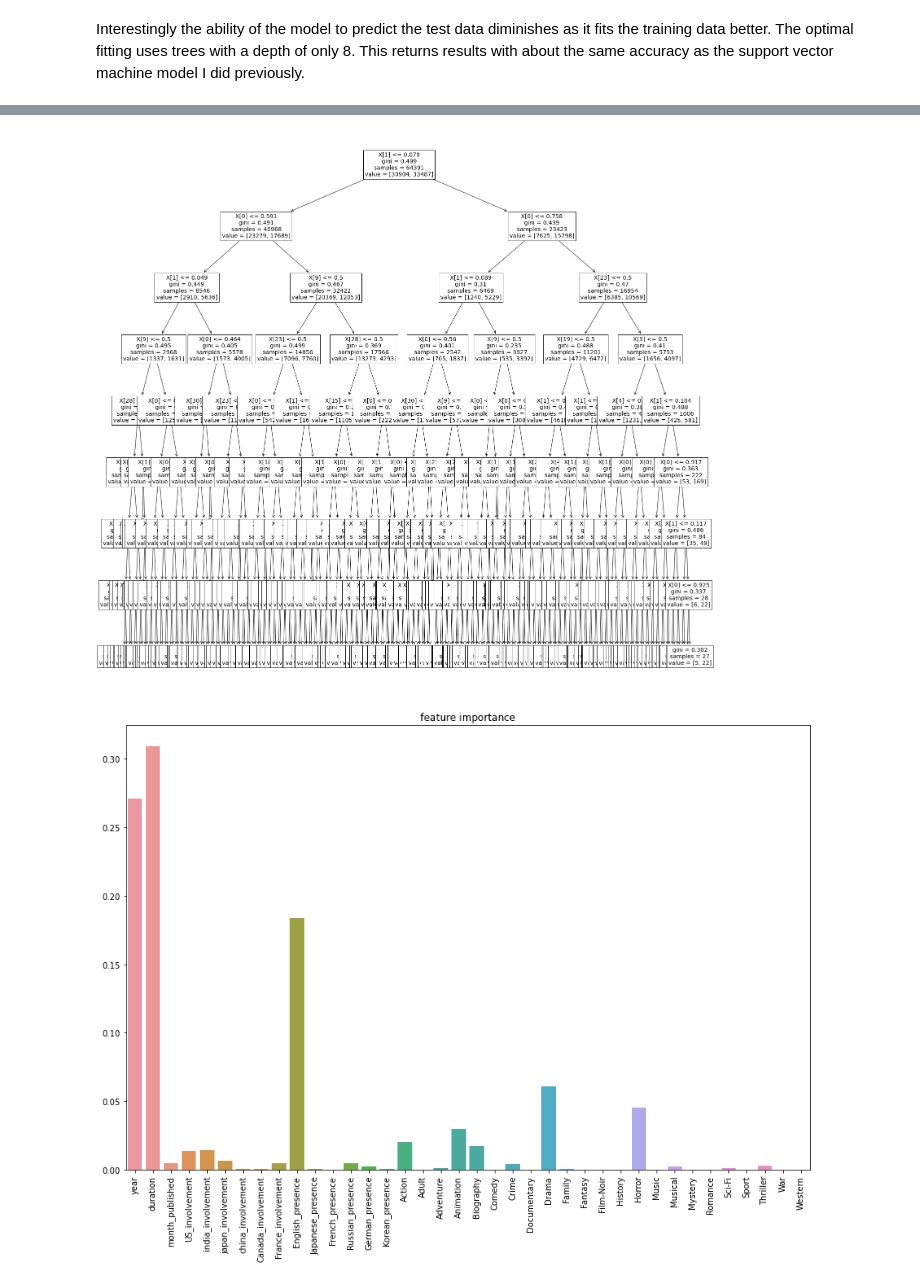
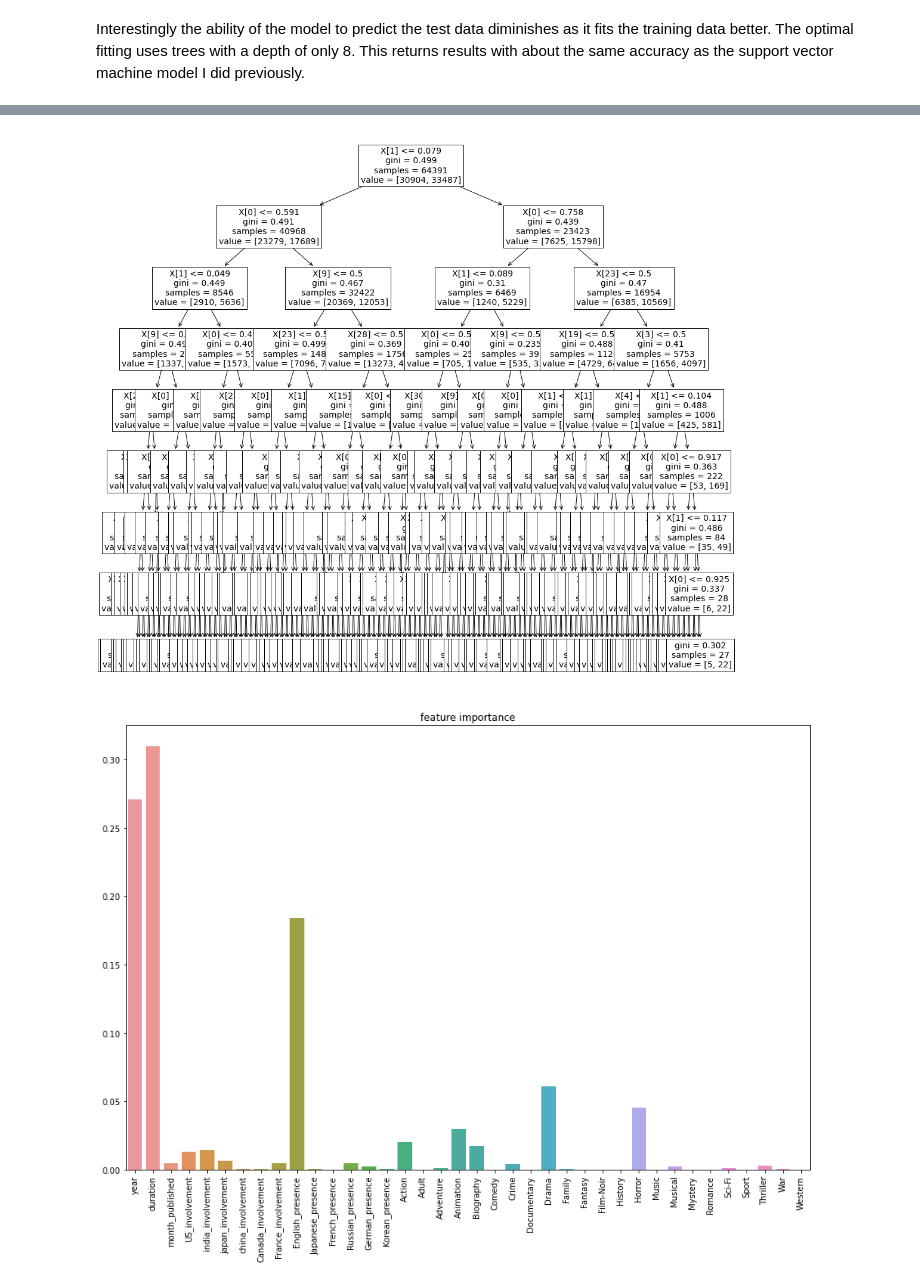
Before and after one commit to gspahlin/Movie_metric_predictor, a Jupyter notebook: Movie_predictor_ML_1.ipynb, the cells around one changed output, grey strips where cells are left out. Cells and saved outputs as stored; diff of their text form; code cells hidden in the pictures.

```diff
--- a/Movie_predictor_ML_1.ipynb
+++ b/Movie_predictor_ML_1.ipynb
@@ -254,11 +254,11 @@ test accuracy: 0.6974468878121506
 # %%
-plt.figure(figsize = (25,25))
+plt.figure(figsize = (17,17))
 
 tree.plot_tree(eight_tree, fontsize = 14)
-
+plt.savefig(f'desktop/independant_projects/Movie_score_predictor/figures/example_tree.png')
 plt.show()
 # %% [output]
-[figure, old version]
+[figure, new version]
 # %%
 #plot feature importance
 
```
Also changed, not shown: parts of 28 cells of this notebook.
